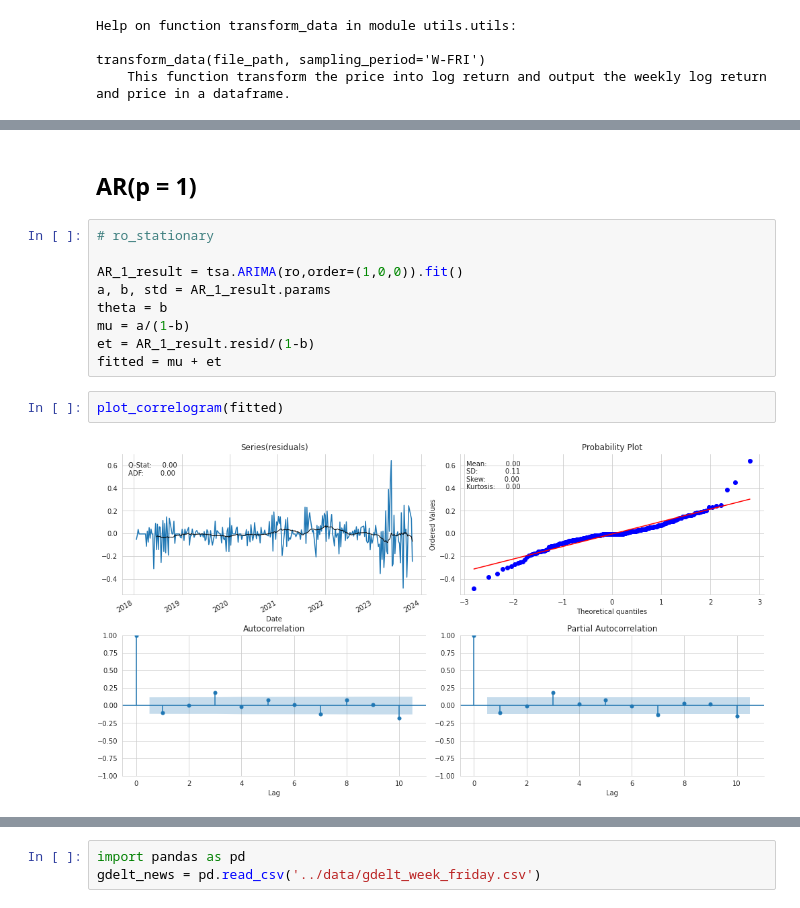
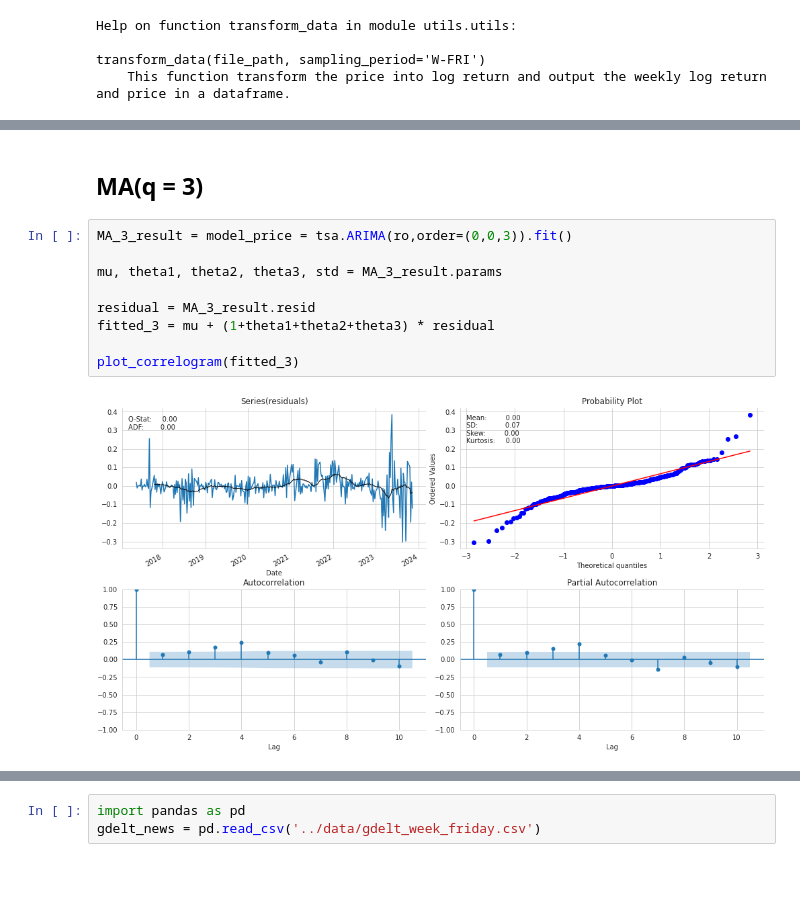
Before and after one commit to BirdyLiu6471023/Lithium_Project, a Jupyter notebook: code/Regression_Gdelt.ipynb, the cells around one changed output, grey strips where cells are left out. Cells and saved outputs as stored; diff of their text form; blank space fills up the shorter version.

```diff
--- a/code/Regression_Gdelt.ipynb
+++ b/code/Regression_Gdelt.ipynb
@@ -51,18 +51,16 @@ plot_correlogram(ro)
-# %% [markdown]
-## AR(p = 1)
-# %%
-# ro_stationary
-
-AR_1_result = tsa.ARIMA(ro,order=(1,0,0)).fit()
-a, b, std = AR_1_result.params
-theta = b
-mu = a/(1-b)
-et = AR_1_result.resid/(1-b)
-fitted = mu + et
-# %%
-plot_correlogram(fitted)
-# %% [output]
-[figure, removed]
+# %% [markdown]
+## MA(q = 3)
+# %%
+MA_3_result = model_price = tsa.ARIMA(ro,order=(0,0,3)).fit()
+
+mu, theta1, theta2, theta3, std = MA_3_result.params
+
+residual = MA_3_result.resid
+fitted_3 = mu + (1+theta1+theta2+theta3) * residual
+
+plot_correlogram(fitted_3)
+# %% [output]
+[figure, added]
 # %%
 # plot fitted and original one:
 
```
Also changed, not shown: parts of 16 cells of this notebook, 2 other files.
